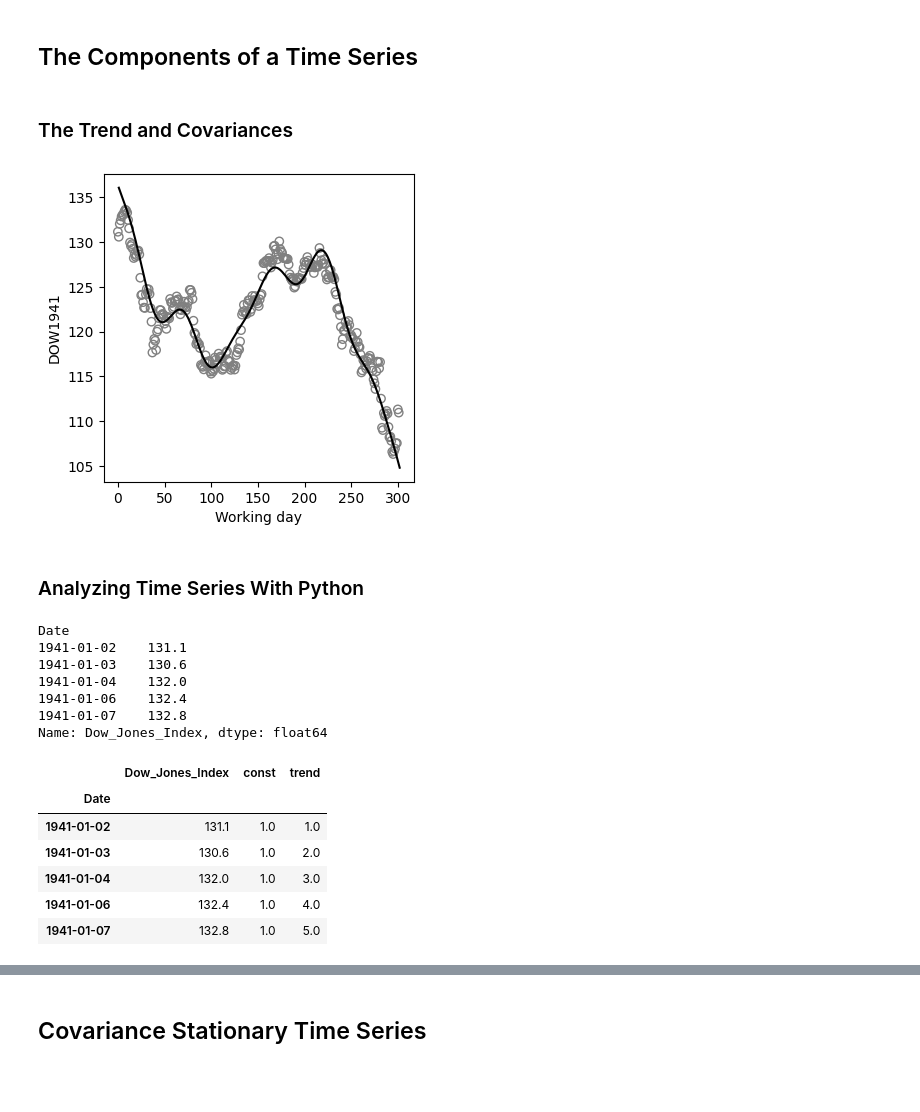
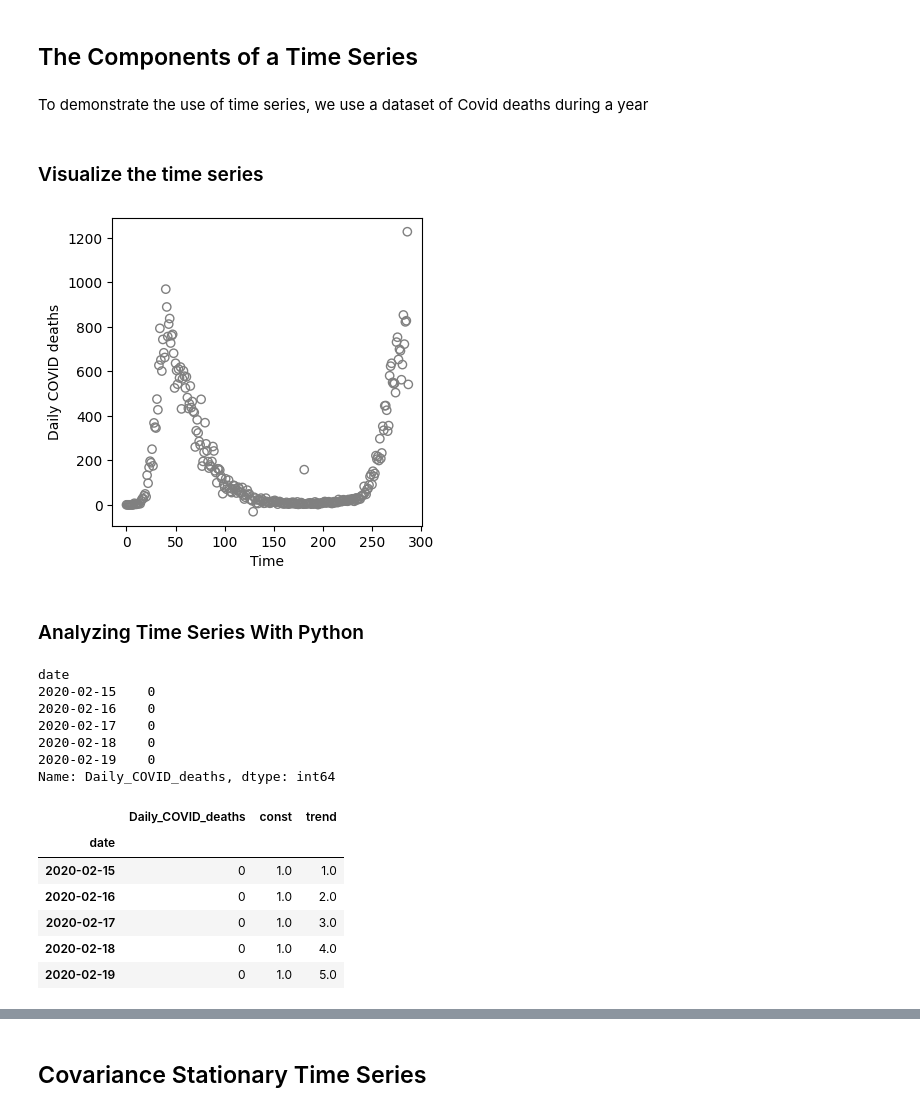
Before and after one commit to gedeck/mistat-code-solutions, a Jupyter notebook: BioMed_DataAnalyst_Course/notebooks/BMDA_Chap006.ipynb, the cells around one changed output, grey strips where cells are left out. Drawn from its saved outputs; the diff is of its cells as text; code cells hidden in the pictures; blank space fills up the shorter version.

```diff
--- a/BioMed_DataAnalyst_Course/notebooks/BMDA_Chap006.ipynb
+++ b/BioMed_DataAnalyst_Course/notebooks/BMDA_Chap006.ipynb
@@ -43,56 +43,50 @@ import matplotlib.pyplot as plt
 import mistat
 # %% [markdown]
 ## The Components of a Time Series
+# %% [markdown]
+To demonstrate the use of time series, we use a dataset of Covid deaths during a year
+# %%
+# Load the data
+covid = pd.read_csv('COVID_DEATHS_DATE.csv.gz')
 # %% [markdown]
-### The Trend and Covariances
+### Visualize the time series
 # %%
-dow1941 = mistat.load_data('DOW1941')
-t = np.arange(1, len(dow1941) + 1)
-x = (t - 151) / 302
-omega = 4 * np.pi * t / 302
-ft = (123.34 + 27.73 * x - 15.83* x ** 2 - 237.00 * x**3
-      + 0.1512 * np.cos(omega) + 1.738 * np.sin(omega)
-      + 1.770 * np.cos(2 * omega) - 0.208 * np.sin(2 * omega)
-      - 0.729 * np.cos(3 * omega) + 0.748 * np.sin(3 * omega))
-
 fig, ax = plt.subplots(figsize=[4, 4])
-ax.scatter(dow1941.index, dow1941, facecolors='none', edgecolors='grey')
-ax.plot(t, ft, color='black')
-ax.set_xlabel('Working day')
-ax.set_ylabel('DOW1941')
+ax.scatter(list(covid.index), covid['deaths_daily'], facecolors='none', edgecolors='grey')
+# ax.plot(t, ft, color='black')
+ax.set_xlabel('Time')
+ax.set_ylabel('Daily COVID deaths')
 plt.show()
 # %% [output]
-[figure, old version]
+[figure, new version]
 # %% [markdown]
 ### Analyzing Time Series With Python
 # %%
-dow1941 = mistat.load_data('DOW1941_DATE')
+# convert Date column to Python datetime
+dates = pd.to_datetime(covid['date'], format='%Y-%m-%d')
+covid_ts = pd.Series(covid['deaths_daily'], name='Daily_COVID_deaths')
+covid_ts.index = pd.DatetimeIndex(dates)
 
-# convert Date column to Python datetime
-dates = pd.to_datetime(dow1941['Date'], format='%Y-%m-%d')
-dow1941_ts = pd.Series(dow1941['Open'], name='Dow_Jones_Index')
-dow1941_ts.index = pd.DatetimeIndex(dates)
-
-dow1941_ts.head()
+covid_ts.head()
 # %% [output]
-Date
-1941-01-02    131.1
-1941-01-03    130.6
-1941-01-04    132.0
-1941-01-06    132.4
-1941-01-07    132.8
-Name: Dow_Jones_Index, dtype: float64
+date
+2020-02-15    0
+2020-02-16    0
+2020-02-17    0
+2020-02-18    0
+2020-02-19    0
+Name: Daily_COVID_deaths, dtype: int64
 # %%
 from statsmodels.tsa import tsatools
-dow1941_df = tsatools.add_trend(dow1941_ts, trend='ct')
-dow1941_df.head()
+covid_df = tsatools.add_trend(covid_ts, trend='ct')
+covid_df.head()
 # %% [output]
-|  | Dow_Jones_Index | const | trend |
-| Date |  |  |  |
-| 1941-01-02 | 131.1 | 1.0 | 1.0 |
-| 1941-01-03 | 130.6 | 1.0 | 2.0 |
-| 1941-01-04 | 132.0 | 1.0 | 3.0 |
-| 1941-01-06 | 132.4 | 1.0 | 4.0 |
-| 1941-01-07 | 132.8 | 1.0 | 5.0 |
+|  | Daily_COVID_deaths | const | trend |
+| date |  |  |  |
+| 2020-02-15 | 0 | 1.0 | 1.0 |
+| 2020-02-16 | 0 | 1.0 | 2.0 |
+| 2020-02-17 | 0 | 1.0 | 3.0 |
+| 2020-02-18 | 0 | 1.0 | 4.0 |
+| 2020-02-19 | 0 | 1.0 | 5.0 |
 # %%
 from statsmodels.tsa import tsatools
```
Also changed, not shown: parts of 20 cells of this notebook, 7 other files.
